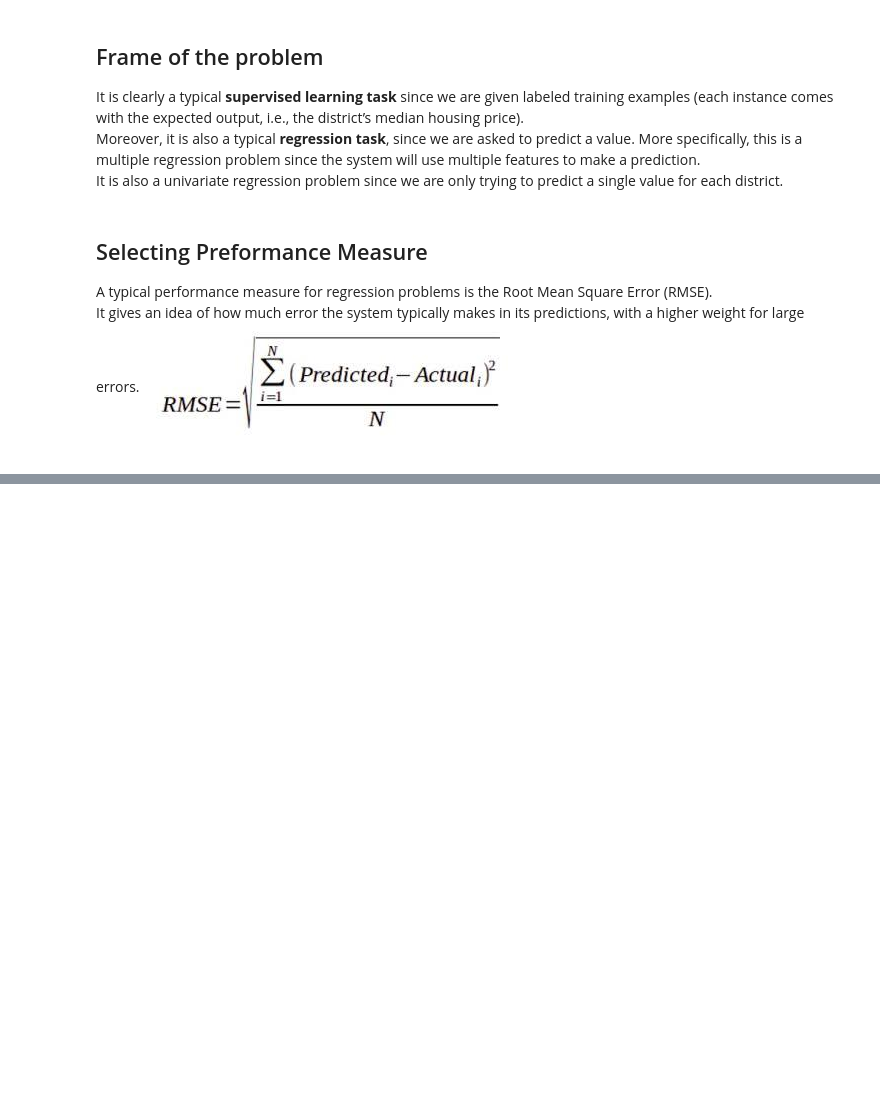
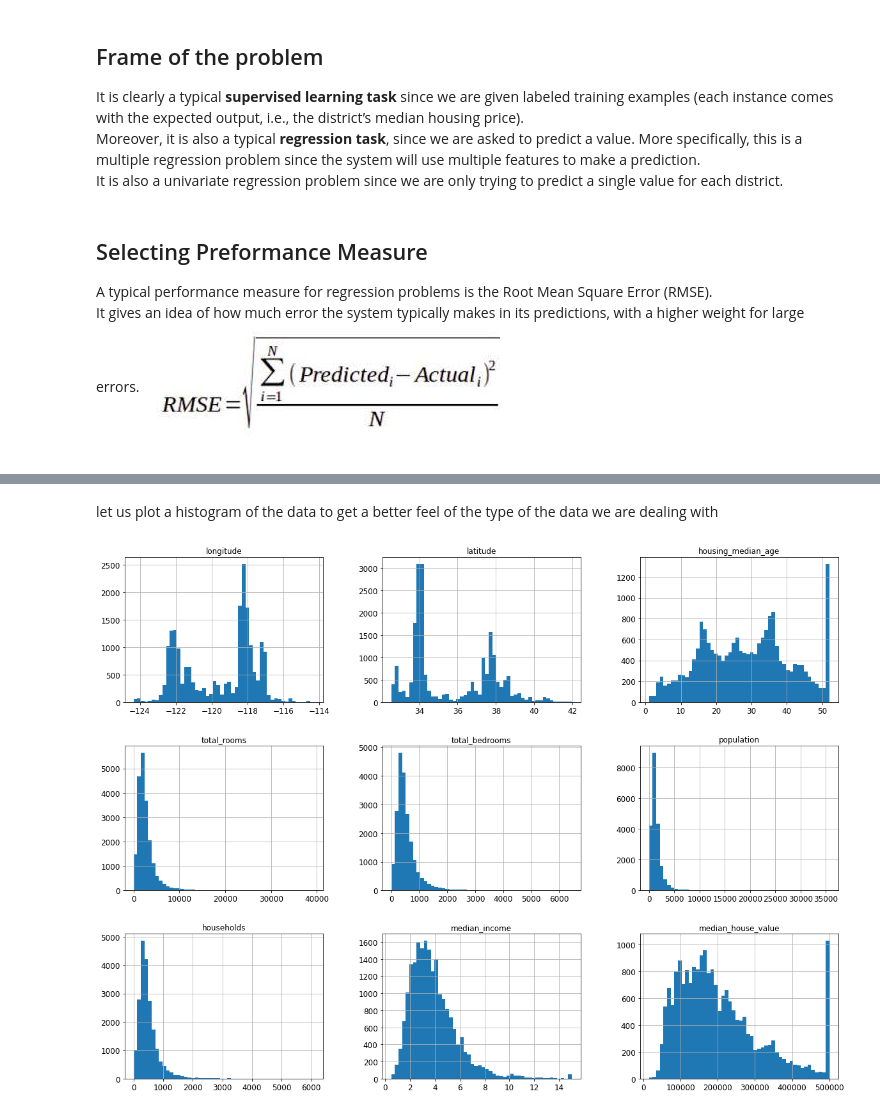
Before and after one commit to AmiirHelmy/California-Housing-Prices, a Jupyter notebook: California_Housing_Prices.ipynb, the cells around one changed output, grey strips where cells are left out. Drawn from its saved outputs; the diff is of its cells as text; code cells hidden in the pictures; blank space fills up the shorter version.

Commit message:
Downloading the data and taking a quick look at it

```diff
--- a/California_Housing_Prices.ipynb
+++ b/California_Housing_Prices.ipynb
@@ -51,0 +55,27 @@ large errors.![RMSE1.jpg](attachment:RMSE1.jpg)
+# %%
+import sys
+import sklearn
+# Common imports
+import numpy as np
+import os
+
+# To plot pretty figures
+%matplotlib inline
+import matplotlib as mpl
+import matplotlib.pyplot as plt
+mpl.rc('axes', labelsize=14)
+mpl.rc('xtick', labelsize=12)
+mpl.rc('ytick', labelsize=12)
+
+# Where to save the figures
+PROJECT_ROOT_DIR = "."
+CHAPTER_ID = "end_to_end_project"
+IMAGES_PATH = os.path.join(PROJECT_ROOT_DIR, "images", CHAPTER_ID)
+os.makedirs(IMAGES_PATH, exist_ok=True)
+
+def save_fig(fig_id, tight_layout=True, fig_extension="png", resolution=300):
+    path = os.path.join(IMAGES_PATH, fig_id + "." + fig_extension)
+    print("Saving figure", fig_id)
+    if tight_layout:
+        plt.tight_layout()
+    plt.savefig(path, format=fig_extension, dpi=resolution)
@@ -70,0 +118,13 @@ fetch_housing_data()
+# %%
+import pandas as pd
+
+def load_housing_data(housing_path=HOUSING_PATH):
+    """
+    This Function retuens a pandas DataFrame object containing all the data.
+
+    """
+    csv_path = os.path.join(housing_path, "housing.csv")
+    return pd.read_csv(csv_path)
+# %%
+housing = load_housing_data()
+housing.head()
@@ -70,0 +194,7 @@ fetch_housing_data()
+# %% [markdown]
+let us plot a histogram of the data to get a better feel of the type of the data we are dealing with
+# %%
+housing.hist(bins=50, figsize=(20,15))
+plt.show();
+# %% [output]
+[figure, added]
```
Also changed, not shown: parts of 15 cells of this notebook, 2 other files.
